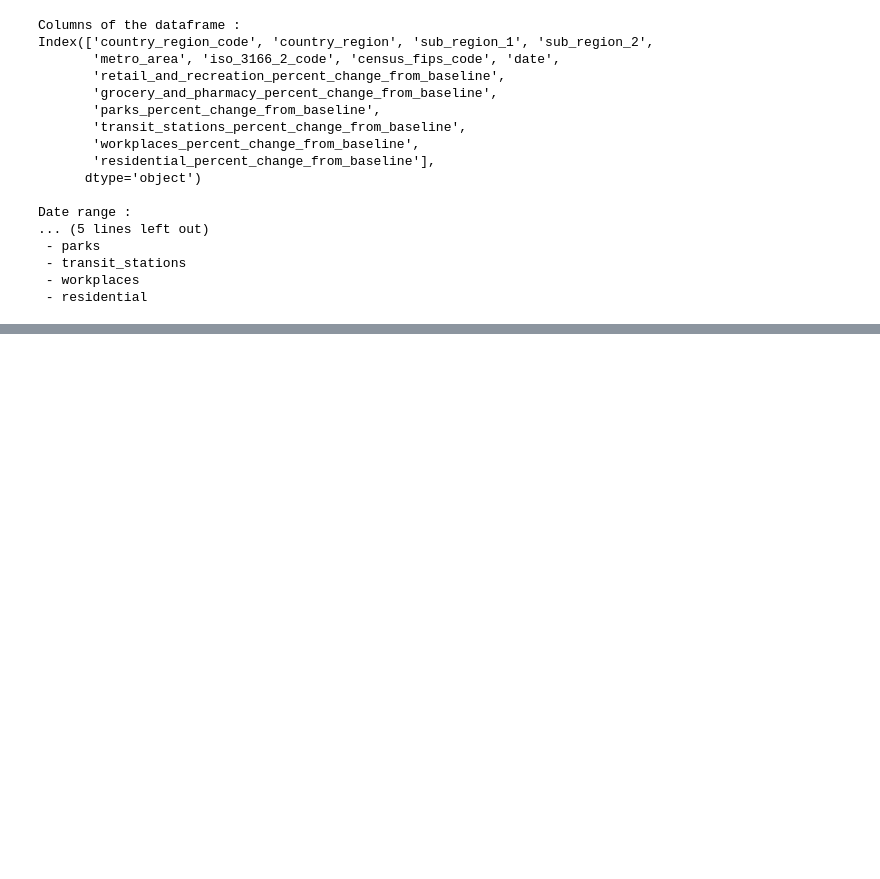
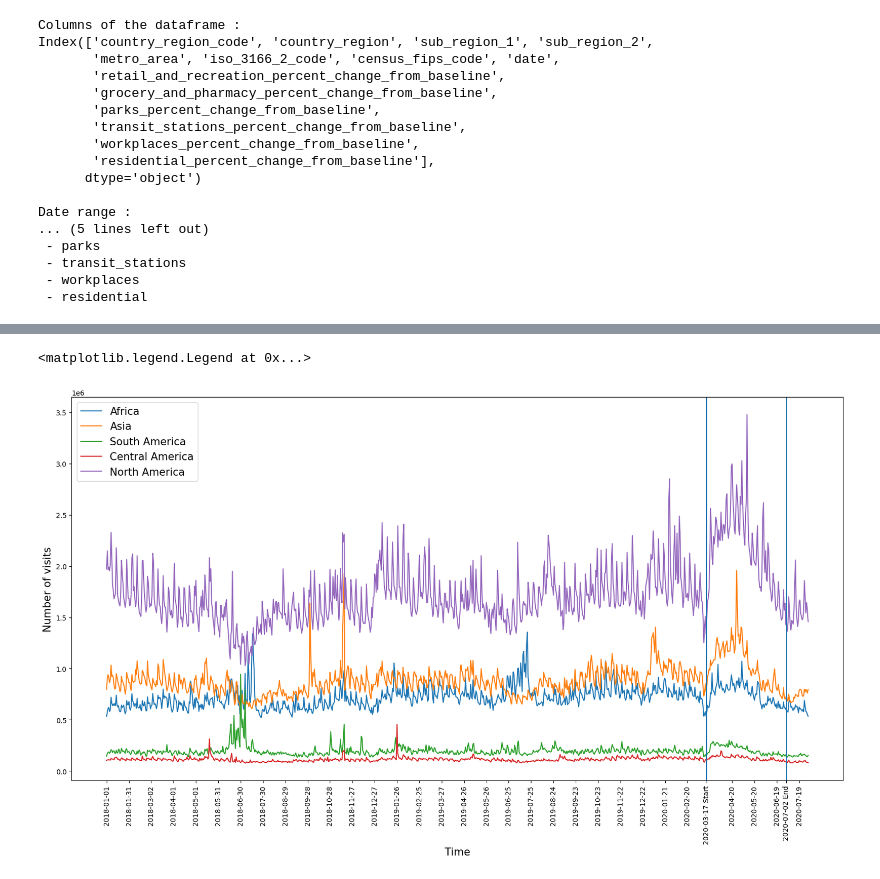
Before and after one commit to epfl-ada/ada-2022-project-datamineurs, a Jupyter notebook: ADA_coronawiki_project.ipynb, the cells around one changed output, grey strips where cells are left out. Drawn from its saved outputs; the diff is of its cells as text; code cells hidden in the pictures; blank space fills up the shorter version.

Commit message:
time series suite

```diff
--- a/ADA_coronawiki_project.ipynb
+++ b/ADA_coronawiki_project.ipynb
@@ -338,0 +367,71 @@ print(time)
+# %%
+# Now, as a first naive analysis, let's see how the interest of french people for foreign countries has evolved during the lockdown
+
+# For each continent we create a list with the daily number of visits on the french version linked with this continent
+africa = list(json_timeseries['fr']['topics']['Geography.Regions.Africa.Africa*']['sum'].values())
+asia = list(json_timeseries['fr']['topics']['Geography.Regions.Asia.Asia*']['sum'].values())
+south_america = list(json_timeseries['fr']['topics']['Geography.Regions.Americas.South America']['sum'].values())
+central_america = list(json_timeseries['fr']['topics']['Geography.Regions.Americas.Central America']['sum'].values())
+north_america = list(json_timeseries['fr']['topics']['Geography.Regions.Americas.North America']['sum'].values())
+
+# We do the same with the data on the mobile french version
+africa_m = list(json_timeseries['fr.m']['topics']['Geography.Regions.Africa.Africa*']['sum'].values())
+asia_m = list(json_timeseries['fr.m']['topics']['Geography.Regions.Asia.Asia*']['sum'].values())
+south_america_m = list(json_timeseries['fr.m']['topics']['Geography.Regions.Americas.South America']['sum'].values())
+central_america_m = list(json_timeseries['fr.m']['topics']['Geography.Regions.Americas.Central America']['sum'].values())
+north_america_m = list(json_timeseries['fr.m']['topics']['Geography.Regions.Americas.North America']['sum'].values())
+
+# For each continent we add the data for standard and mobile french version
+africa_tot = [africa[i] + africa_m[i] for i in range(len(africa))]
+asia_tot = [asia[i] + asia_m[i] for i in range(len(asia))]
+south_america_tot = [south_america[i] + south_america_m[i] for i in range(len(south_america))]
+central_america_tot = [central_america[i] + central_america_m[i] for i in range(len(central_america))]
+north_america_tot = [north_america[i] + north_america_m[i] for i in range(len(north_america))]
+
+# Let's put in the list time the list of the days of the considered period
+time = list(json_timeseries['fr']['topics']['Geography.Regions.Africa.Africa*']['sum'].keys())
+# We just remove the hours
+time = [t[:10] for t in time]
+
+# Thanks to the dataframe df_interventions we can get the dates of the lockdown in France
+lockdown_start = df_interventions.loc[df_interventions['lang'] == 'fr']['Lockdown'].to_list()
+lockdown_end = df_interventions.loc[df_interventions['lang'] == 'fr']['Normalcy'].to_list()
+
+# We compute the index of these dates in the list of the days
+start_index = time.index(lockdown_start[0])
+end_index = time.index(lockdown_end[0])
+
+# For the purpose of plotting our results we create a list of days with only 1 day in 30 and we also create a list of index for these days
+time_reduced = [time[30*i] for i in range(int(len(time)/30)+1)]
+time_pos = [30*i for i in range(int(len(time)/30)+1)]
+
+# We add to the reduced list of days and the list of their index the dates of lockdowns in France
+# We also remove one point which is too close from the start of the lockdown to have a nice plot
+time_pos.append(start_index)
+time_pos.append(end_index)
+time_pos.pop(time_reduced.index('2020-03-21'))
+
+time_reduced.append(lockdown_start[0]+' Start')
+time_reduced.append(lockdown_end[0]+' End')
+del time_reduced[time_reduced.index('2020-03-21')]
+
+# Now we can plot our results
+
+import matplotlib.pyplot as plt
+fig = plt.figure(figsize=(20,10))
+plt.plot(africa_tot,label='Africa')
+plt.plot(asia_tot,label='Asia')
+plt.plot(south_america_tot,label='South America')
+plt.plot(central_america_tot,label='Central America')
+plt.plot(north_america_tot,label='North America')
+plt.xticks(time_pos,time_reduced)
+plt.xticks(fontsize=10, rotation=90)
+plt.xlabel('Time',fontsize = 15)
+plt.ylabel('Number of visits', fontsize = 15)
+plt.axvline(x=start_index)
+plt.axvline(x=end_index)
+
+plt.legend(fontsize=15)
+# %% [output]
+<matplotlib.legend.Legend at 0x...>
+[figure, added]
```
Also changed, not shown: parts of 5 cells of this notebook.
